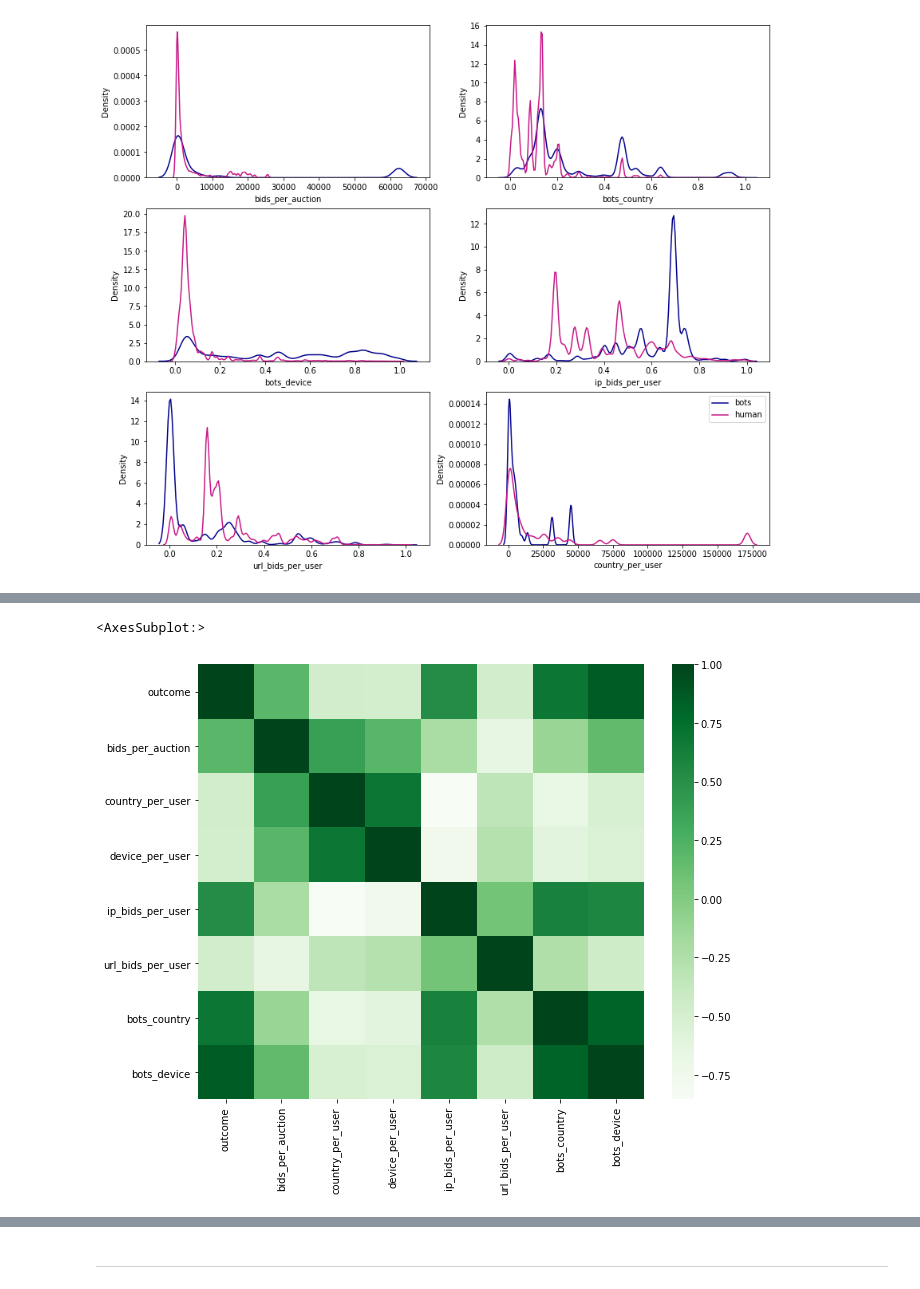
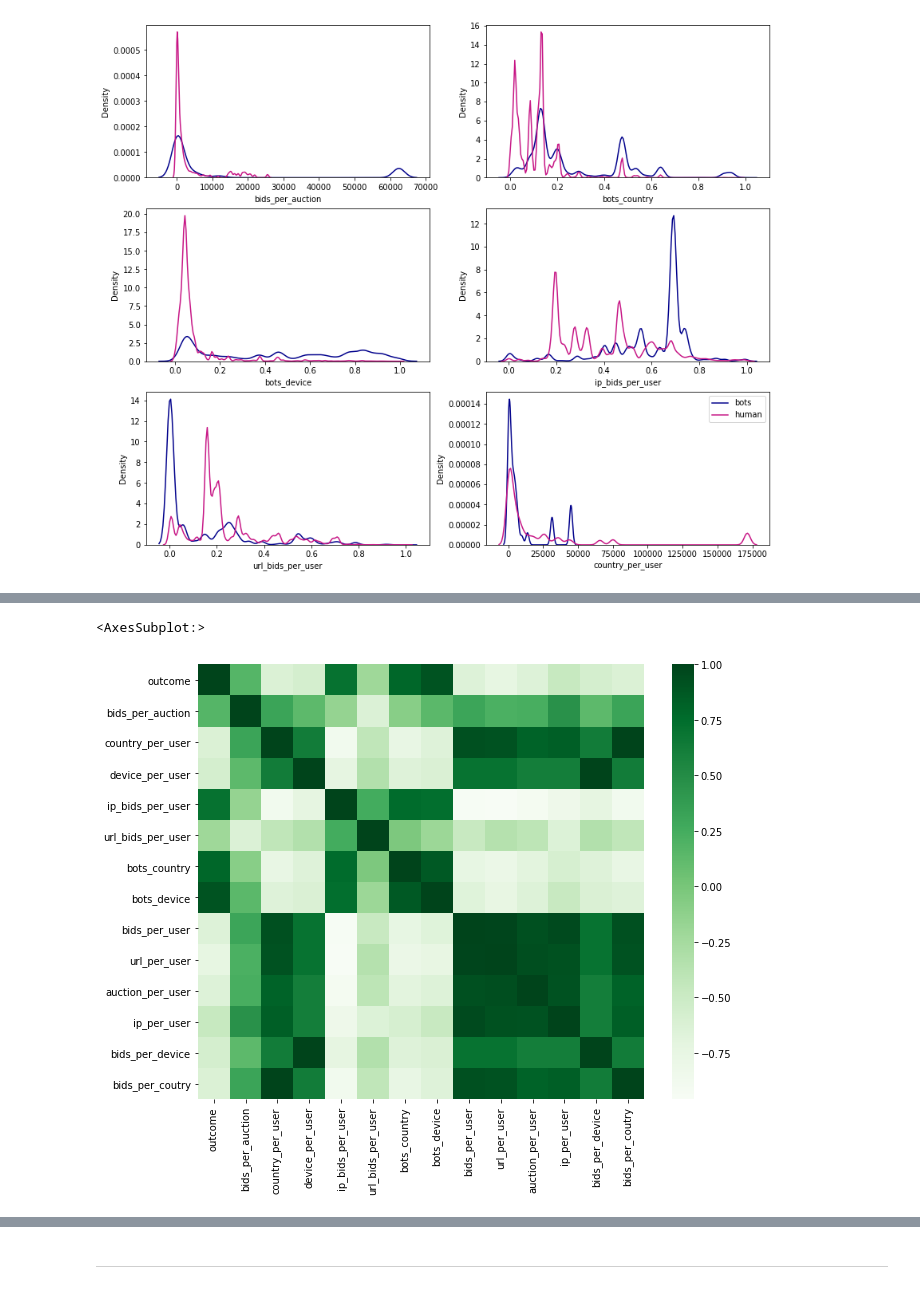
Before and after one commit to gabriellewald/auction-fraud-detection, a Jupyter notebook: notebooks/3_feature_engineering.ipynb, the cells around one changed output, grey strips where cells are left out. Saved outputs shown, nothing was run; the diff lists cells and outputs as text; code cells hidden in the pictures.

Commit message:
Add new features and graphs

```diff
--- a/notebooks/3_feature_engineering.ipynb
+++ b/notebooks/3_feature_engineering.ipynb
@@ -83,10 +83,33 @@ bots_device = auction_df[auction_df['outcome'] == 1].groupby(
 bots_device = bots_device.fillna(0)
 bots_device = bots_device.to_frame()
 
-
 # # bidding time difference per user (bidder_id)
 # auction_df = auction_df.sort_values(by=['time'])
 # auction_df['timediffs'] = auction_df.groupby('bidder_id')['time'].transform(pd.Series.diff)
+
+# number of bids per user
+bids_per_user = auction_df.groupby('bidder_id')['bid_id'].size()
+bids_per_user = bids_per_user.to_frame()
+
+# total unique URL per user
+url_per_user = auction_df.groupby('bidder_id')['url'].nunique()
+url_per_user = url_per_user.to_frame()
+
+# total unique auction per user
+auction_per_user = auction_df.groupby('bidder_id')['auction'].nunique()
+auction_per_user = auction_per_user.to_frame()
+
+# total unique ip per user
+ip_per_user = auction_df.groupby('bidder_id')['ip'].nunique()
+ip_per_user = ip_per_user.to_frame()
+
+# number of bids a user made per device
+bids_per_device = auction_df.groupby(['device', 'bidder_id']).size()
+bids_per_device = bids_per_device.to_frame()
+
+# number of bids a user made per country
+bids_per_country = auction_df.groupby(['country', 'bidder_id']).size()
+bids_per_country = bids_per_country.to_frame()
 # %%
 # merge the features to auction_df
 auction_df = pd.merge(auction_df, bids_per_auction, on=['auction', 'bidder_id'], how='left')
@@ -96,10 +119,21 @@ auction_df = pd.merge(auction_df, ip_bids_per_user, on='bidder_id', how='left')
 auction_df = pd.merge(auction_df, url_bids_per_user, on='bidder_id', how='left')
 auction_df = pd.merge(auction_df, bots_country, on='country', how='left')
 auction_df = pd.merge(auction_df, bots_device, on='device', how='left')
+auction_df = pd.merge(auction_df, bids_per_user, on='bidder_id', how='left')
+auction_df = pd.merge(auction_df, url_per_user, on='bidder_id', how='left')
+auction_df = pd.merge(auction_df, auction_per_user, on='bidder_id', how='left')
+auction_df = pd.merge(auction_df, ip_per_user, on='bidder_id', how='left')
+auction_df = pd.merge(auction_df, bids_per_device, on=['device', 'bidder_id'], how='left')
+auction_df = pd.merge(auction_df, bids_per_country, on=['country', 'bidder_id'], how='left')
 # %%
 # update column names
-auction_df.columns = ['bids_id', 'auction', 'merchandise', 'device', 'time',
+auction_df.columns = ['bid_id', 'auction', 'merchandise', 'device', 'time',
                'country', 'ip', 'url', 'bidder_id', 'payment_account', 'address',
                'outcome', 'bids_per_auction', 'country_per_user',
                 'device_per_user', 'ip_bids_per_user', 'url_bids_per_user', 'bots_country',
-                'bots_device']
+                'bots_device', 'bids_per_user', 'url_per_user', 'auction_per_user',
+                'ip_per_user', 'bids_per_device', 'bids_per_coutry']
+
+print(auction_df.columns)
+
+auction_df
@@ -181,18 +289,19 @@ plt.show()
 # %%
 # filter variables of interest
 df = auction_df[['outcome', 'bids_per_auction', 'country_per_user',
                 'device_per_user', 'ip_bids_per_user', 'url_bids_per_user', 'bots_country',
-                'bots_device']]
+                'bots_device', 'bids_per_user', 'url_per_user', 'auction_per_user',
+                'ip_per_user', 'bids_per_device', 'bids_per_coutry']]
 
 plt.figure(figsize=(10, 8))
 
 # plot the correlation matrix for the numerical values
 corr_matrix = df.corr()
 sns.heatmap(corr_matrix.corr(),
             xticklabels=corr_matrix.corr().columns,
             yticklabels=corr_matrix.corr().columns,
             cmap="Greens",
             fmt='d')
 # %% [output]
 <AxesSubplot:>
-[figure, old version]
+[figure, new version]
```
Also changed, not shown: parts of 10 cells of this notebook, 1 other file.
